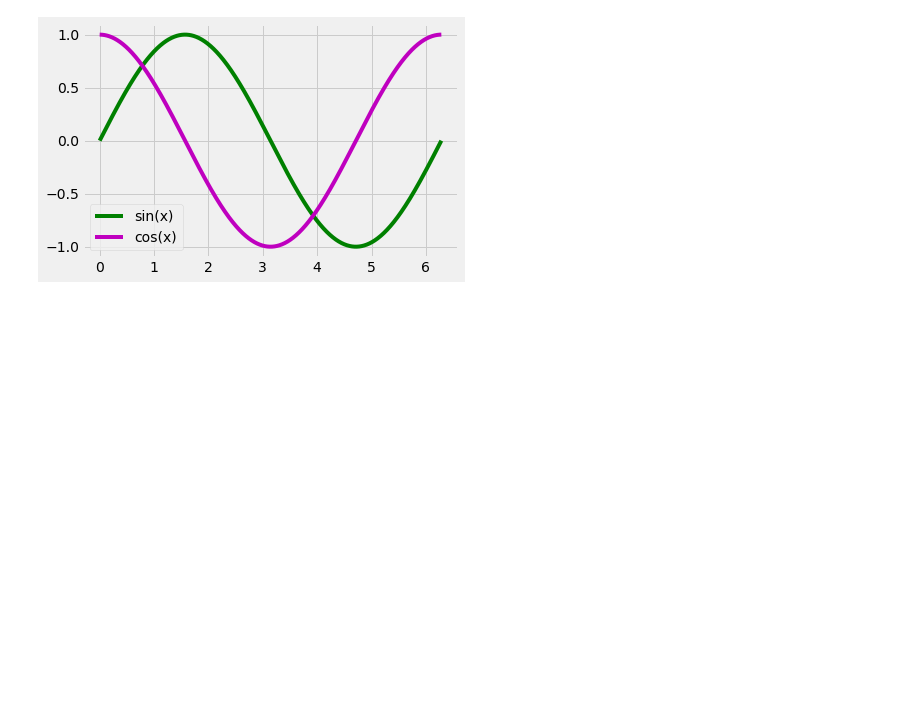
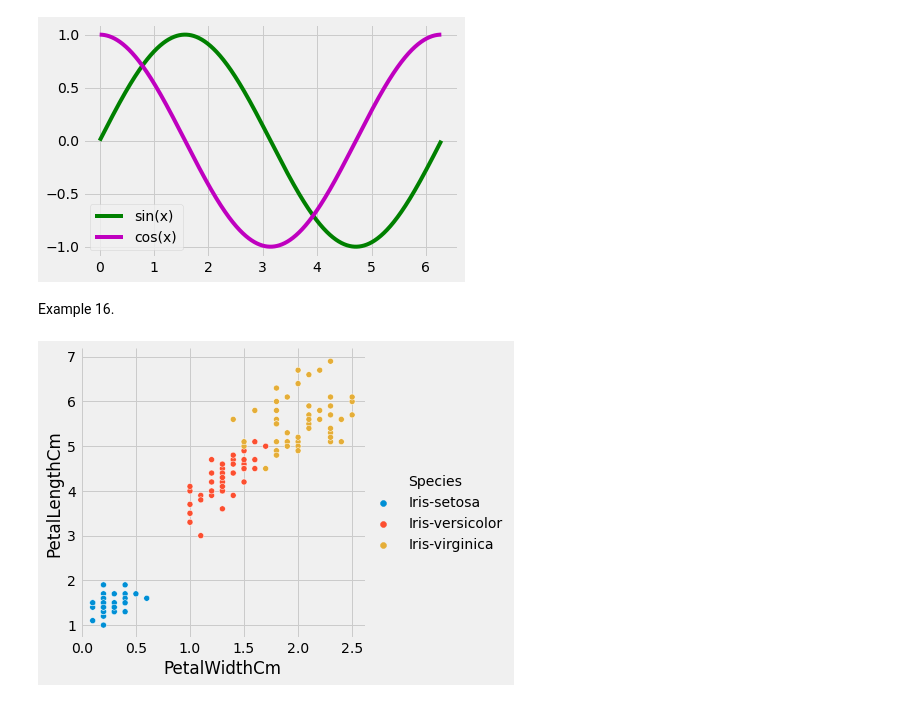
Before and after one commit to caiquemiranda/data-visualization-python, a Jupyter notebook: 15-extra_plot.ipynb, the cells around one changed output. Drawn from its saved outputs; the diff is of its cells as text; code cells hidden in the pictures; blank space fills up the shorter version.

Commit message:
end-plots

```diff
--- a/15-extra_plot.ipynb
+++ b/15-extra_plot.ipynb
@@ -318,3 +306,14 @@ plt.legend(labels=["sin(x)", "cos(x)"]) # Add a legend
 plt.savefig("data/trigonometric_functions.pdf")
 # %% [output]
 [figure]
+# %% [markdown]
+Example 16.
+# %%
+import matplotlib.pyplot as plt
+import seaborn as sns
+
+sns.relplot("PetalWidthCm", "PetalLengthCm", hue="Species", data=iris)
+
+plt.show()
+# %% [output]
+[figure, added]
```
Also changed, not shown: parts of 25 cells of this notebook.
